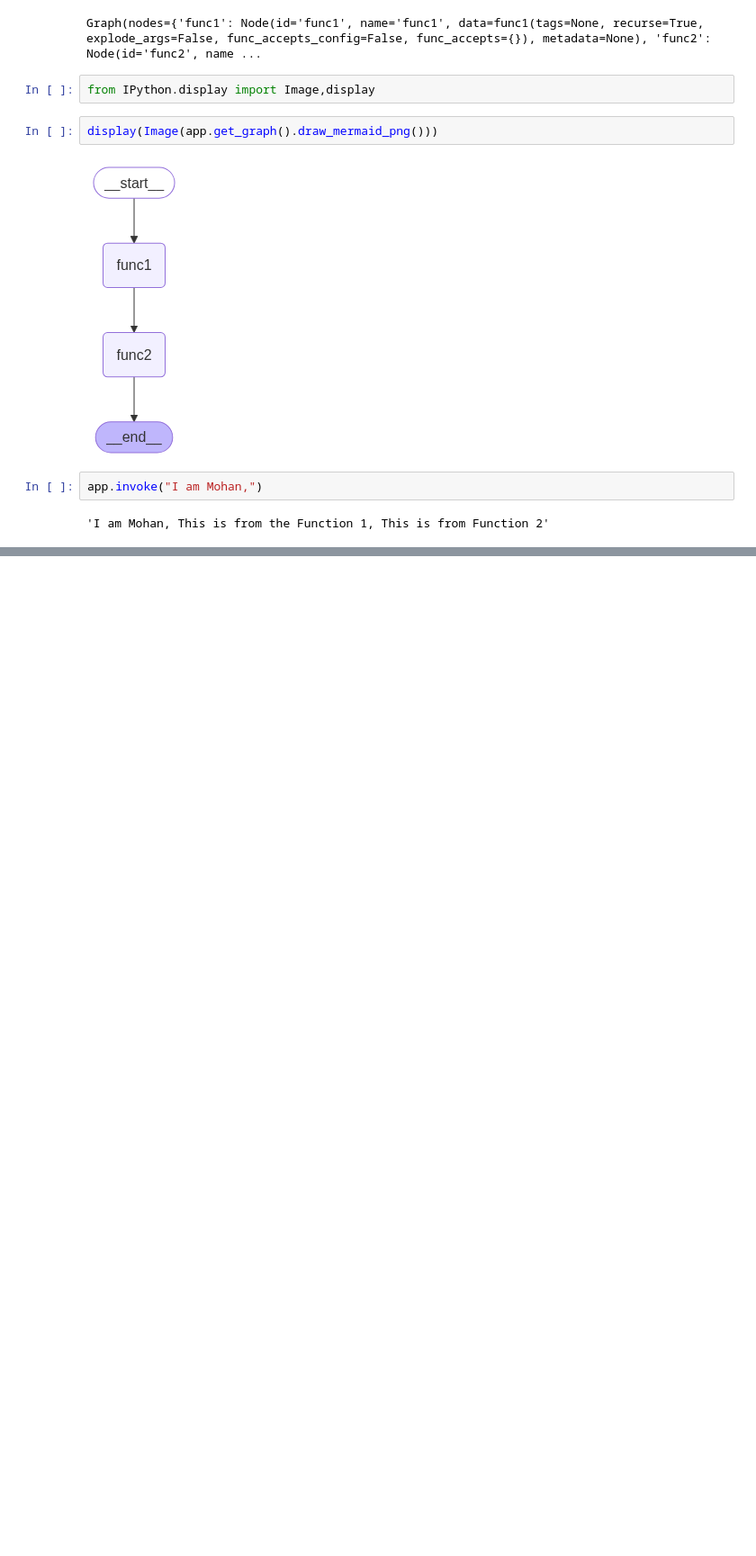
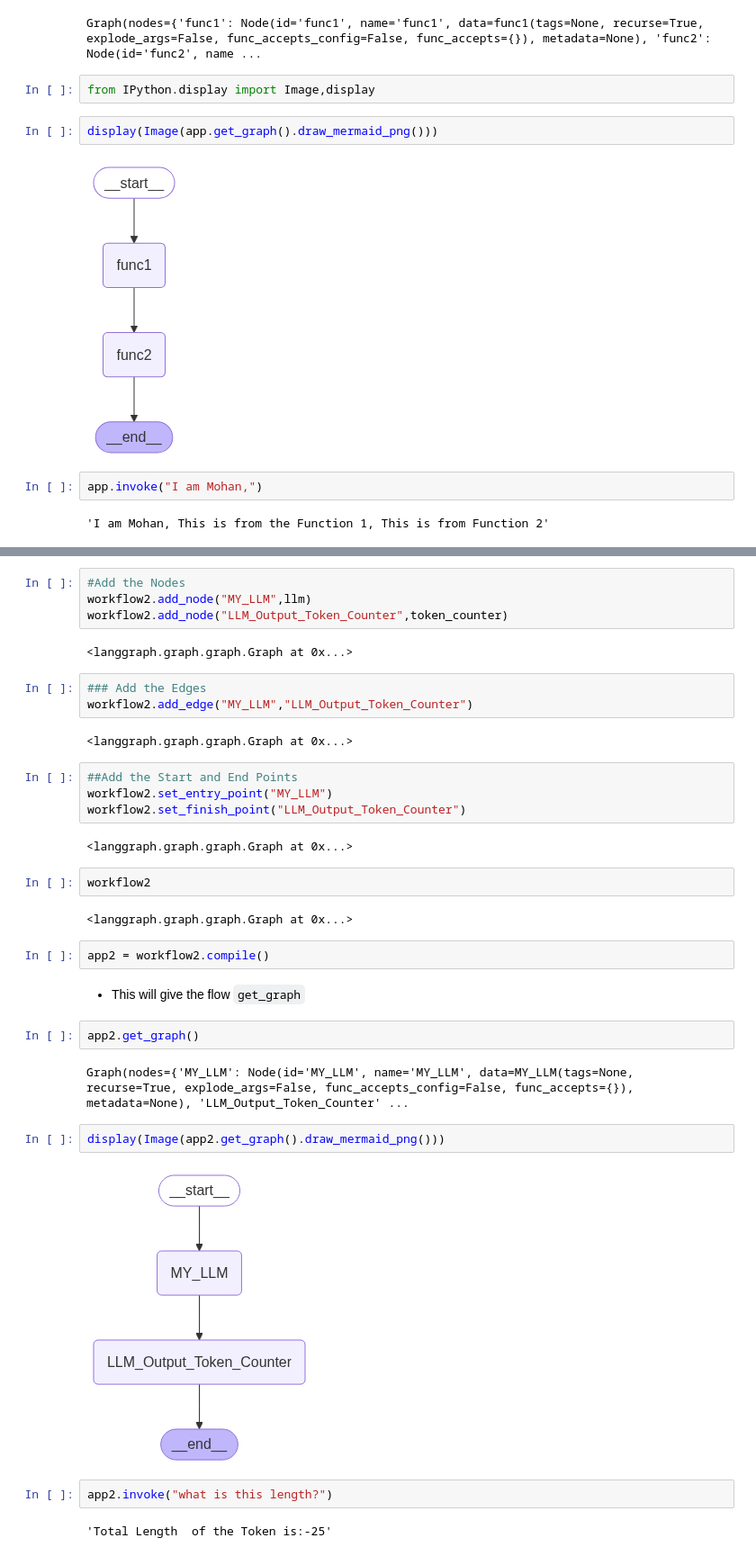
Before and after one commit to Sm1321/LANGGRAPH_FrameWork_Live, a Jupyter notebook: 2.Langgraph/1.Langgraph_intro.ipynb, the cells around one changed output, grey strips where cells are left out. Shown at 90% size. Drawn from its saved outputs; the diff is of its cells as text; blank space fills up the shorter version.

```diff
--- a/2.Langgraph/1.Langgraph_intro.ipynb
+++ b/2.Langgraph/1.Langgraph_intro.ipynb
@@ -68,0 +111,37 @@ app.invoke("I am Mohan,")
+# %%
+#Add the Nodes
+workflow2.add_node("MY_LLM",llm)
+workflow2.add_node("LLM_Output_Token_Counter",token_counter)
+# %% [output]
+<langgraph.graph.graph.Graph at 0x...>
+# %%
+### Add the Edges
+workflow2.add_edge("MY_LLM","LLM_Output_Token_Counter")
+# %% [output]
+<langgraph.graph.graph.Graph at 0x...>
+# %%
+##Add the Start and End Points
+workflow2.set_entry_point("MY_LLM")
+workflow2.set_finish_point("LLM_Output_Token_Counter")
+# %% [output]
+<langgraph.graph.graph.Graph at 0x...>
+# %%
+workflow2
+# %% [output]
+<langgraph.graph.graph.Graph at 0x...>
+# %%
+app2 = workflow2.compile()
+# %% [markdown]
+- This will give the flow `get_graph`
+# %%
+app2.get_graph()
+# %% [output]
+Graph(nodes={'MY_LLM': Node(id='MY_LLM', name='MY_LLM', data=MY_LLM(tags=None, recurse=True, explode_args=False, func_accepts_config=False, func_accepts={}), metadata=None), 'LLM_Output_Token_Counter' ...
+# %%
+display(Image(app2.get_graph().draw_mermaid_png()))
+# %% [output]
+[figure, added]
+# %%
+app2.invoke("what is this length?")
+# %% [output]
+'Total Length  of the Token is:-25'
```
Also changed, not shown: parts of 9 cells of this notebook, 1 other file.
